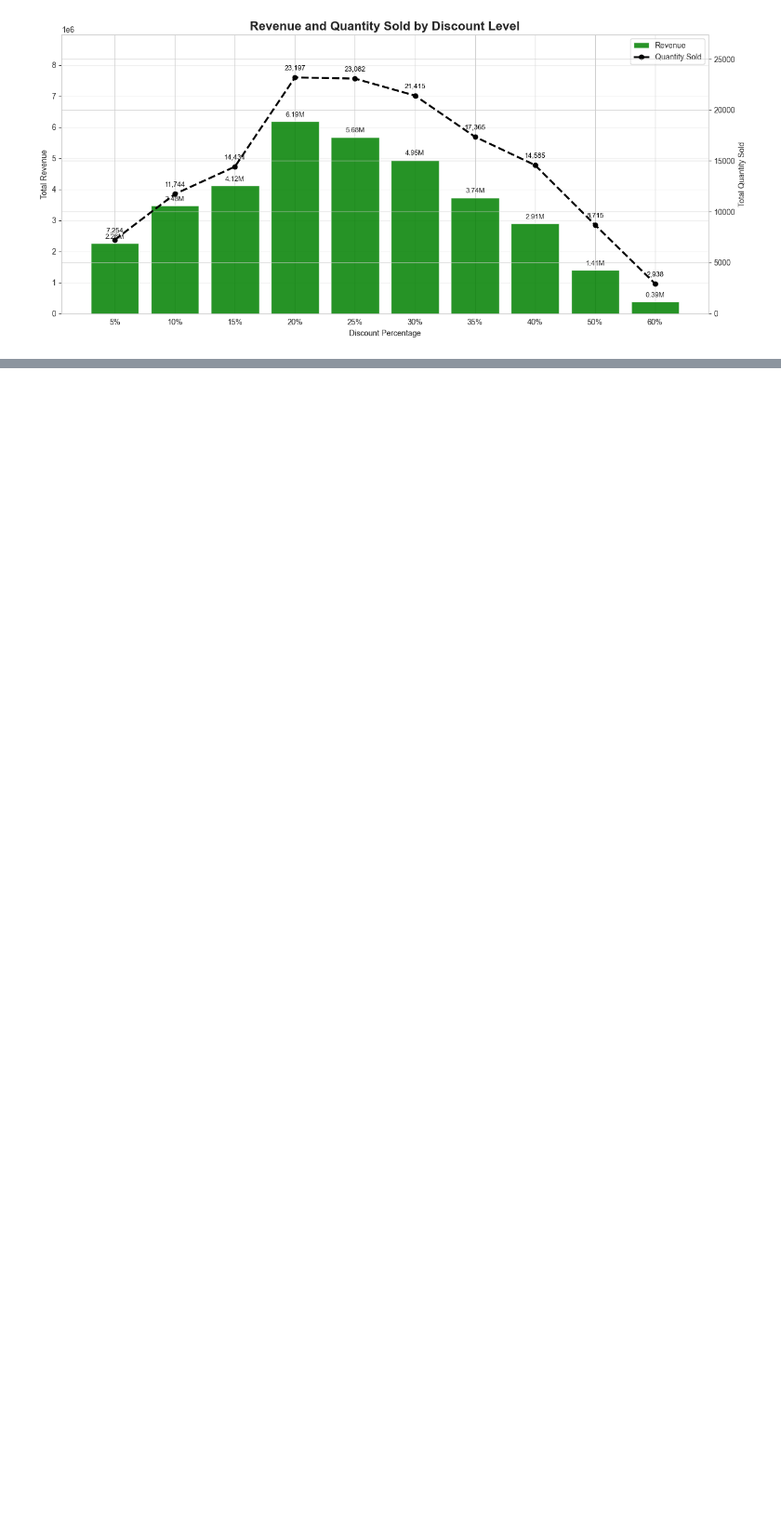
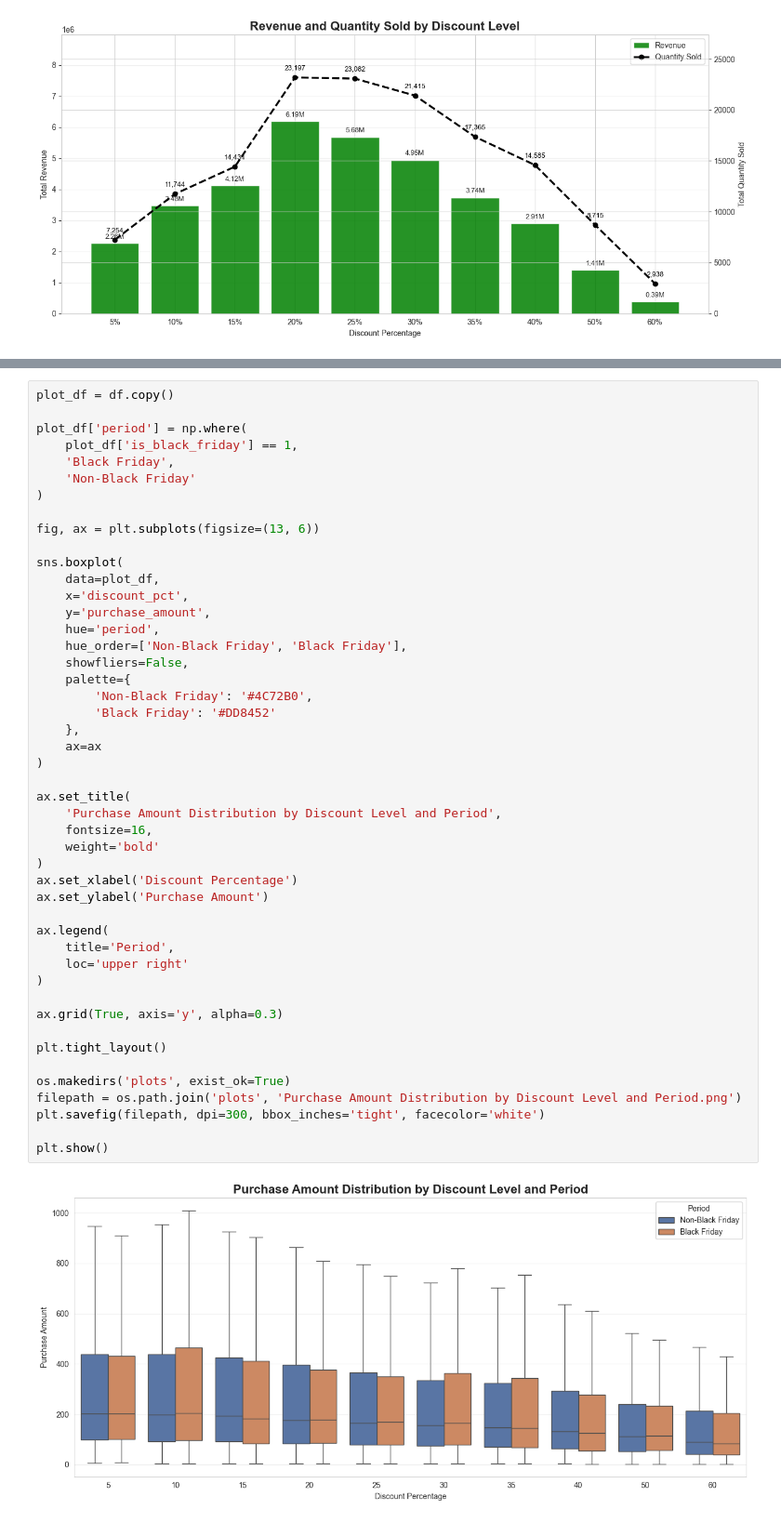
Before and after one commit to fathirrizkifadillah/Black-Friday, a Jupyter notebook: main.ipynb, the cells around one changed output, grey strips where cells are left out. Shown at 93% size. Drawn from its saved outputs; the diff is of its cells as text; blank space fills up the shorter version.

Commit message:
New plots| Purchase Amount Distribution by Discount Level and Period

```diff
--- a/main.ipynb
+++ b/main.ipynb
@@ -834,0 +845,49 @@ plt.show()
+# %%
+plot_df = df.copy()
+
+plot_df['period'] = np.where(
+    plot_df['is_black_friday'] == 1,
+    'Black Friday',
+    'Non-Black Friday'
+)
+
+fig, ax = plt.subplots(figsize=(13, 6))
+
+sns.boxplot(
+    data=plot_df,
+    x='discount_pct',
+    y='purchase_amount',
+    hue='period',
+    hue_order=['Non-Black Friday', 'Black Friday'],
+    showfliers=False,
+    palette={
+        'Non-Black Friday': '#4C72B0',
+        'Black Friday': '#DD8452'
+    },
+    ax=ax
+)
+
+ax.set_title(
+    'Purchase Amount Distribution by Discount Level and Period',
+    fontsize=16,
+    weight='bold'
+)
+ax.set_xlabel('Discount Percentage')
+ax.set_ylabel('Purchase Amount')
+
+ax.legend(
+    title='Period',
+    loc='upper right'
+)
+
+ax.grid(True, axis='y', alpha=0.3)
+
+plt.tight_layout()
+
+os.makedirs('plots', exist_ok=True)
+filepath = os.path.join('plots', 'Purchase Amount Distribution by Discount Level and Period.png')
+plt.savefig(filepath, dpi=300, bbox_inches='tight', facecolor='white')
+
+plt.show()
+# %% [output]
+[figure, added]
```
Also changed, not shown: parts of 3 cells of this notebook, 1 other file.
